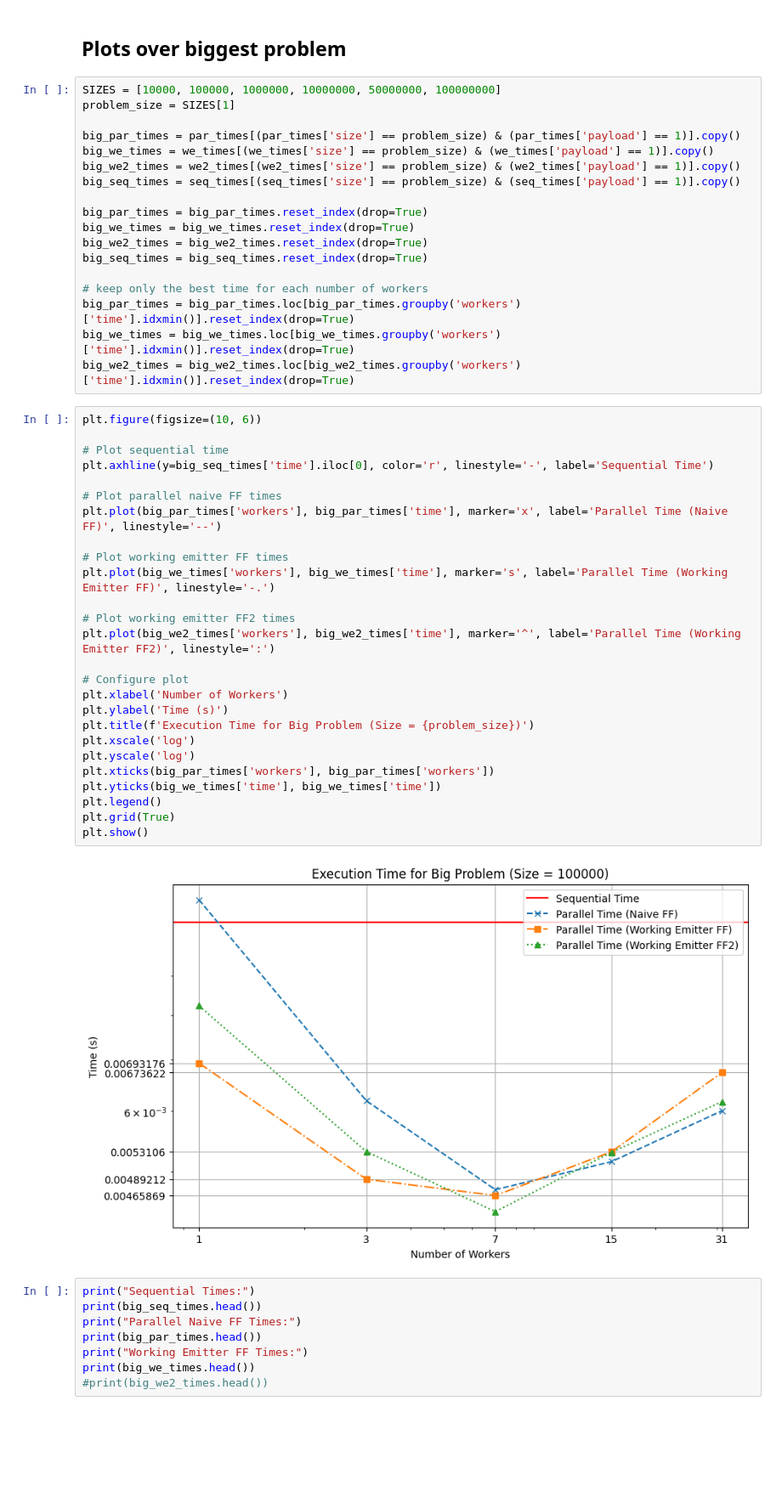
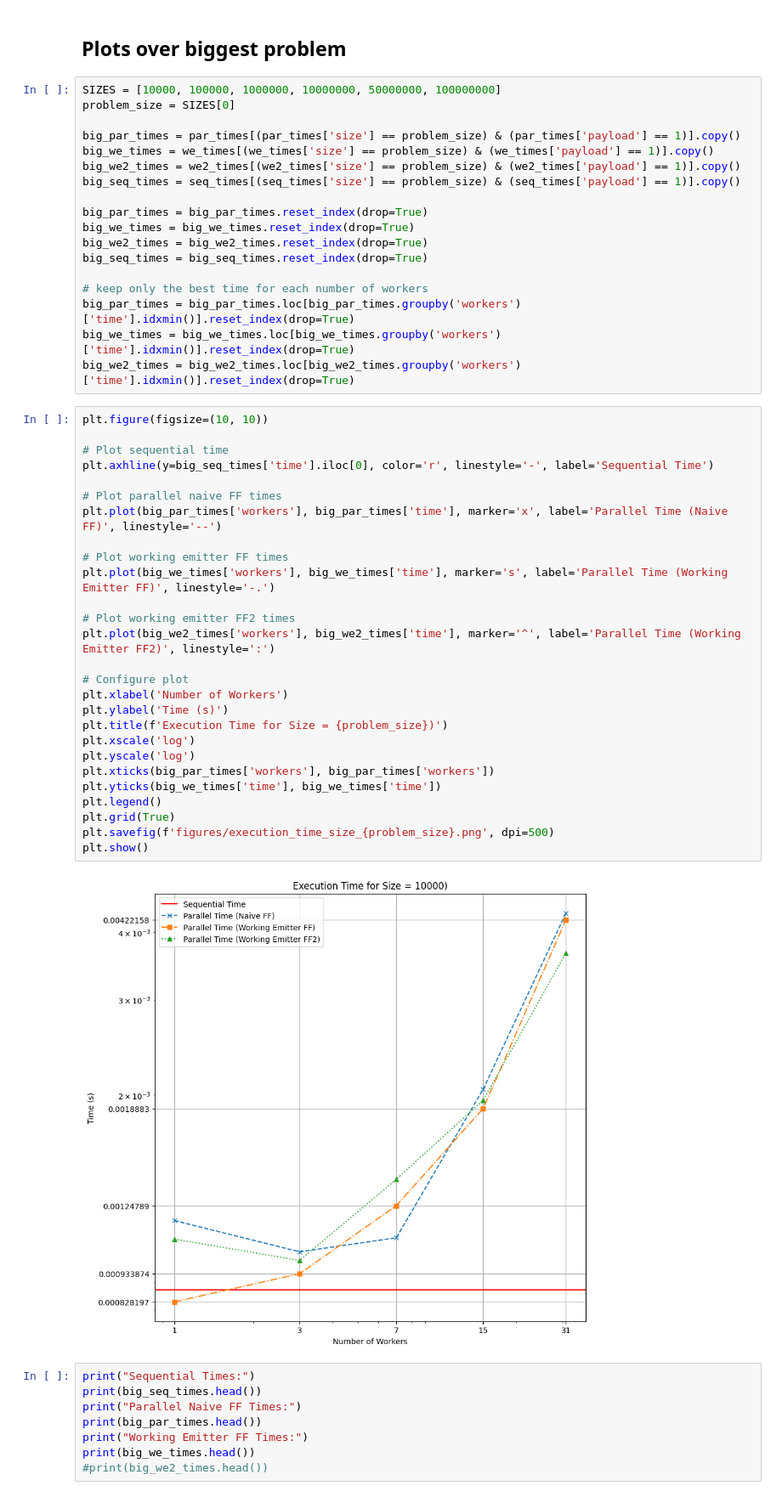
Before and after one commit to DavideB45/SPM, a Jupyter notebook: assignment4/analysis.ipynb, the cells around one changed output. Shown at 85% size. Drawn from its saved outputs; the diff is of its cells as text; blank space fills up the shorter version.

```diff
--- a/assignment4/analysis.ipynb
+++ b/assignment4/analysis.ipynb
@@ -167,7 +167,7 @@ plt.show()
 ## Plots over biggest problem
 # %%
 SIZES = [10000, 100000, 1000000, 10000000, 50000000, 100000000]
-problem_size = SIZES[1]
+problem_size = SIZES[0]
 
 big_par_times = par_times[(par_times['size'] == problem_size) & (par_times['payload'] == 1)].copy()
 big_we_times = we_times[(we_times['size'] == problem_size) & (we_times['payload'] == 1)].copy()
@@ -184,33 +184,34 @@ big_par_times = big_par_times.loc[big_par_times.groupby('workers')['time'].idxmi
 big_we_times = big_we_times.loc[big_we_times.groupby('workers')['time'].idxmin()].reset_index(drop=True)
 big_we2_times = big_we2_times.loc[big_we2_times.groupby('workers')['time'].idxmin()].reset_index(drop=True)
 # %%
-plt.figure(figsize=(10, 6))
+plt.figure(figsize=(10, 10))
 
 # Plot sequential time
 plt.axhline(y=big_seq_times['time'].iloc[0], color='r', linestyle='-', label='Sequential Time')
 
 # Plot parallel naive FF times
 plt.plot(big_par_times['workers'], big_par_times['time'], marker='x', label='Parallel Time (Naive FF)', linestyle='--')
 
 # Plot working emitter FF times
 plt.plot(big_we_times['workers'], big_we_times['time'], marker='s', label='Parallel Time (Working Emitter FF)', linestyle='-.')
 
 # Plot working emitter FF2 times
 plt.plot(big_we2_times['workers'], big_we2_times['time'], marker='^', label='Parallel Time (Working Emitter FF2)', linestyle=':')
 
 # Configure plot
 plt.xlabel('Number of Workers')
 plt.ylabel('Time (s)')
-plt.title(f'Execution Time for Big Problem (Size = {problem_size})')
+plt.title(f'Execution Time for Size = {problem_size})')
 plt.xscale('log')
 plt.yscale('log')
 plt.xticks(big_par_times['workers'], big_par_times['workers'])
 plt.yticks(big_we_times['time'], big_we_times['time'])
 plt.legend()
 plt.grid(True)
+plt.savefig(f'figures/execution_time_size_{problem_size}.png', dpi=500)
 plt.show()
 # %% [output]
-[figure, old version]
+[figure, new version]
 # %%
 print("Sequential Times:")
 print(big_seq_times.head())
```
Also changed, not shown: 7 other files.
